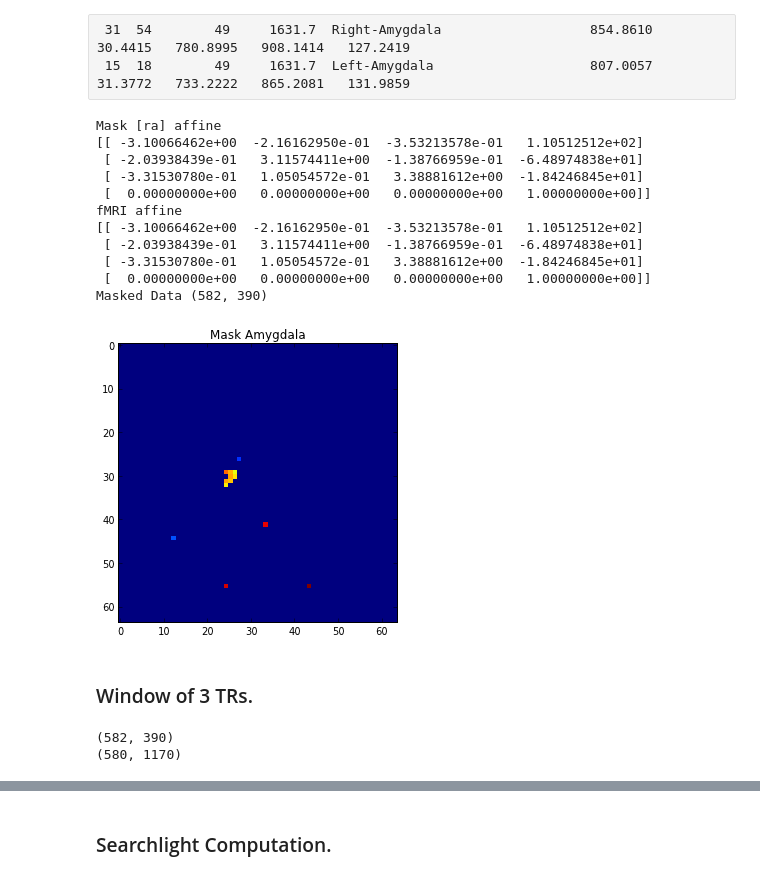
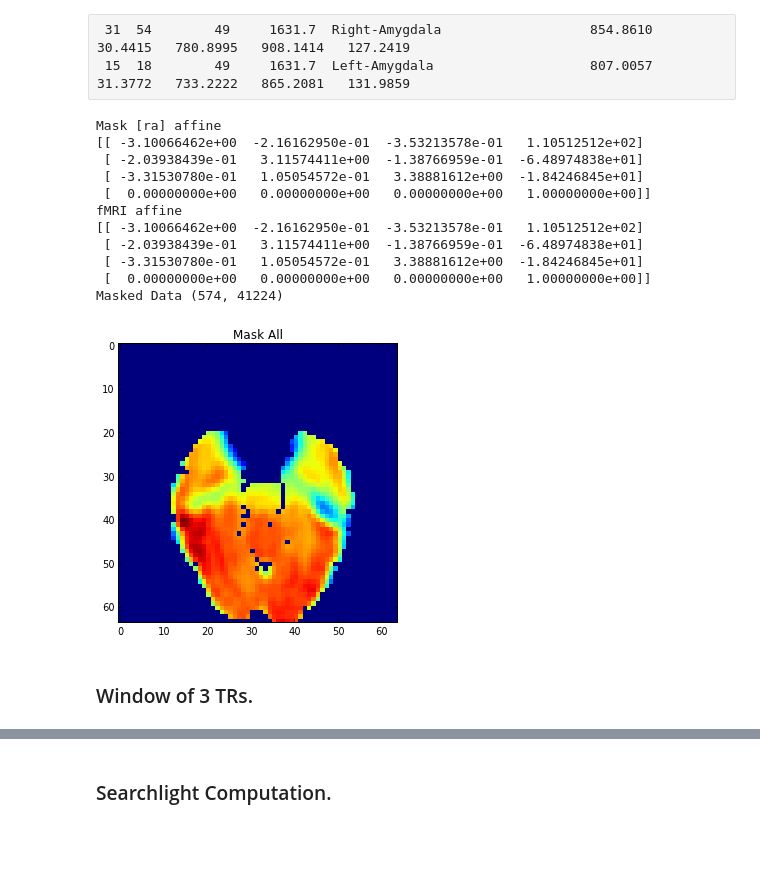
Before and after one commit to doreenr/eegfmri, a Jupyter notebook: IAPS_Step_1_Data_Preparation.ipynb, the cells around one changed output, grey strips where cells are left out. Drawn from its saved outputs; the diff is of its cells as text; code cells hidden in the pictures; blank space fills up the shorter version.

```diff
--- a/IAPS_Step_1_Data_Preparation.ipynb
+++ b/IAPS_Step_1_Data_Preparation.ipynb
@@ -280,12 +350,6 @@ Overwriting get_subjectinfo.py
 # %%
 # %%file apply_mask.py
 
-command_r = 'fslmaths /gablab/p/eegfmri/analysis/iaps/pilot011/segstats/aparc+aseg-in-func.nii -uthr 55 -thr 53 /gablab/p/eegfmri/analysis/iaps/pilot011/segstats/right_amygdala_mask.nii'
-a = os.system(command_r)
-command_l = 'fslmaths /gablab/p/eegfmri/analysis/iaps/pilot011/segstats/aparc+aseg-in-func.nii -uthr 19 -thr 17 /gablab/p/eegfmri/analysis/iaps/pilot011/segstats/left_amygdala_mask.nii'
-a = os.system(command_l)
-
-# try mri_binarize
 
 def apply_mask(subject_id, bold):
     import nibabel as nb
@@ -308,58 +372,72 @@ def apply_mask(subject_id, bold):
     print 'Mask [ra] affine'
     print mask_affine
     print 'fMRI affine'
     print affine
     data = bold.get_data()
     series = _utils.as_ndarray(data, order="C", copy=True)
     X = series[mask_data].T
     # mask_img = mask_data.get_data()
     print 'Masked Data', X.shape
     return X, mask_data
 
-X, mask_data = apply_mask('011', bold)
+# X, mask_data = apply_mask('011', bold)
+
+def apply_mask_all(subject_id, bold):
+    import nibabel as nb
+    import pylab as pl
+    from nilearn.masking import _load_mask_img, compute_epi_mask, apply_mask, _unmask_nd, _apply_mask_fmri
+    from nilearn import _utils, resampling
+    from nilearn._utils.ndimage import largest_connected_component
+    from nilearn._utils.cache_mixin import cache
+    ra = '/gablab/p/eegfmri/analysis/iaps/pilot%s/segstats/right_amygdala_mask_2.nii.gz' %(subject_id)
+    ra = nb.load(ra)
+    la = '/gablab/p/eegfmri/analysis/iaps/pilot%s/segstats/left_amygdala_mask_2.nii.gz' %(subject_id)
+    la = nb.load(la)
+    # f = _apply_mask_fmri(bold_1, b) and NiftiMasker do not work -- doing this manually:
+    rd = _utils.as_ndarray(ra.get_data(),dtype=np.bool)
+    ld = _utils.as_ndarray(la.get_data(),dtype=np.bool)
+    rl = rd+ld
+    mask_img = ra # or la
+    mask_data = rl
+    mask_affine = mask_img.get_affine() # gets only affine of ra
+    print 'Mask [ra] affine'
+    print mask_affine
+    print 'fMRI affine'
+    print affine
+    data = bold.get_data()
+    series = _utils.as_ndarray(data, order="C", copy=True)
+    X = series[mask_data].T
+    # mask_img = mask_data.get_data()
+    print 'Masked Data', X.shape
+    return X, mask_data
+
+X, mask_data = apply_mask_all('011', bold)
+
+
+### Visualize Mask
+
 
 from nilearn.masking import _load_mask_img, compute_epi_mask, apply_mask, _unmask_nd, _apply_mask_fmri
 import pylab as pl
+
 u = _unmask_nd(X, mask_data)
 mean_img_u = np.mean(u, axis=3, dtype=float)
 pl.figure(figsize=(20,5), dpi=80)
-pl.title('Mask Amygdala')
+pl.title('Mask All')
 pl.imshow(np.rot90(mean_img_u[:, :, 5]), interpolation='nearest')
 pl.show()
 # %% [output]
 Mask [ra] affine
 [[ -3.10066462e+00  -2.16162950e-01  -3.53213578e-01   1.10512512e+02]
  [ -2.03938439e-01   3.11574411e+00  -1.38766959e-01  -6.48974838e+01]
  [ -3.31530780e-01   1.05054572e-01   3.38881612e+00  -1.84246845e+01]
  [  0.00000000e+00   0.00000000e+00   0.00000000e+00   1.00000000e+00]]
 fMRI affine
 [[ -3.10066462e+00  -2.16162950e-01  -3.53213578e-01   1.10512512e+02]
  [ -2.03938439e-01   3.11574411e+00  -1.38766959e-01  -6.48974838e+01]
  [ -3.31530780e-01   1.05054572e-01   3.38881612e+00  -1.84246845e+01]
  [  0.00000000e+00   0.00000000e+00   0.00000000e+00   1.00000000e+00]]
-Masked Data (582, 390)
+Masked Data (574, 41224)
-[figure, old version]
+[figure, new version]
 # %% [markdown]
 ### Window of 3 TRs.
-# %%
-print X.shape
-
-# current shape: first axis = 582, second axis = XYZ voxels TR_n
-# needed shape: first axis = 582, second axis = XYZ voxels TR_n-2 + XYZ voxels TR_n-1 + XYZ voxels TR_n
-
-def window_3TR(X):
-    W = np.zeros((1, X.shape[1]*3))
-    for idx, i in enumerate(X):
-        if idx > 1:
-            w1 = X[idx-2]
-            w2 = X[idx-1]
-            w3 = X[idx]
-            w4 = np.hstack((w1, w2, w3))
-            W = np.vstack((W, w4))
-    W = W[1:,:]
-    print W.shape
-
-window_3TR(X)
-# %% [output]
-(582, 390)
-(580, 1170)
```
Also changed, not shown: parts of 10 cells of this notebook, 3 other files.
